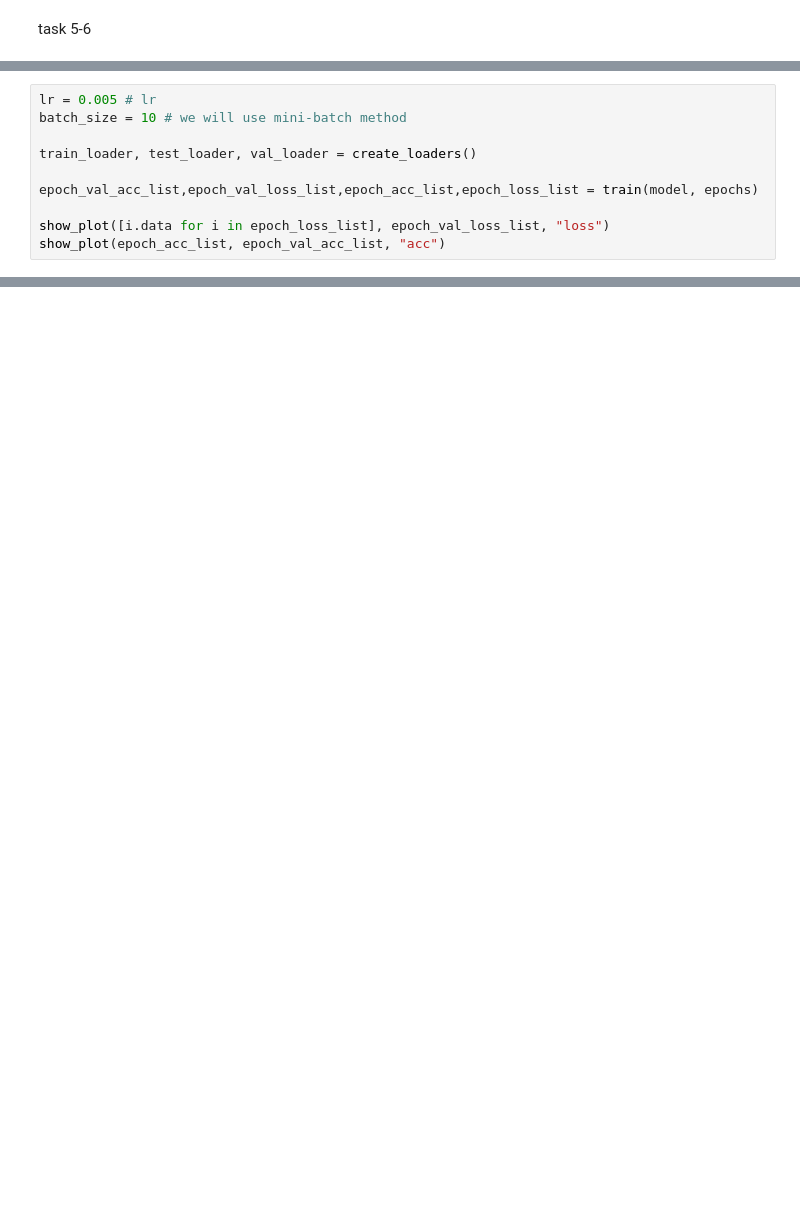
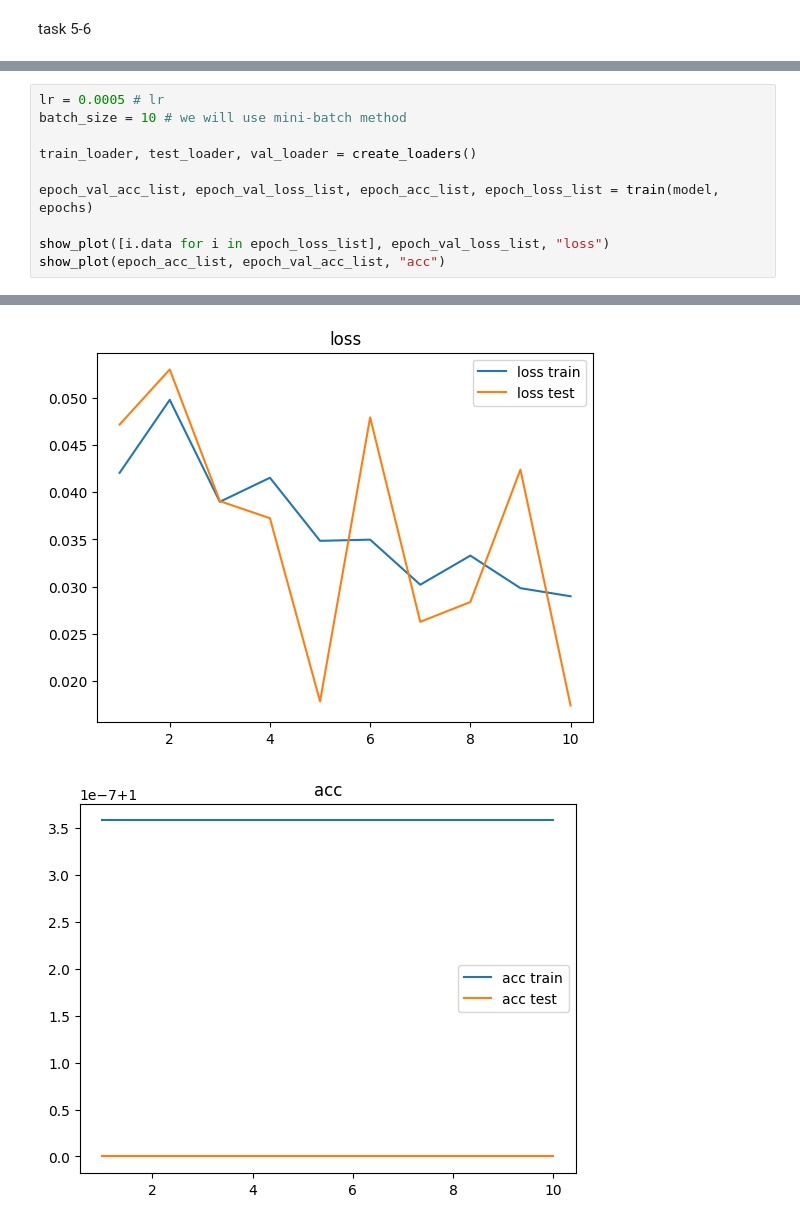
Before and after one commit to Amirprogrammer689/pp, a Jupyter notebook: model_training_n_testing.ipynb, the cells around one changed output, grey strips where cells are left out. Cells and saved outputs as stored; diff of their text form; blank space fills up the shorter version.

```diff
--- a/model_training_n_testing.ipynb
+++ b/model_training_n_testing.ipynb
@@ -284,10 +370,11 @@ show_plot(epoch_acc_list, epoch_val_acc_list, "acc")
 # %%
-lr = 0.005 # lr
+lr = 0.0005 # lr
 batch_size = 10 # we will use mini-batch method
 
 train_loader, test_loader, val_loader = create_loaders()
 
-epoch_val_acc_list,epoch_val_loss_list,epoch_acc_list,epoch_loss_list = train(model, epochs)
+epoch_val_acc_list, epoch_val_loss_list, epoch_acc_list, epoch_loss_list = train(model, epochs)
 
 show_plot([i.data for i in epoch_loss_list], epoch_val_loss_list, "loss")
 show_plot(epoch_acc_list, epoch_val_acc_list, "acc")
+# %% [output]
@@ -293,0 +401,2 @@ show_plot(epoch_acc_list, epoch_val_acc_list, "acc")
+[figure, added]
+[figure, added]
```
Also changed, not shown: parts of 11 cells of this notebook.
